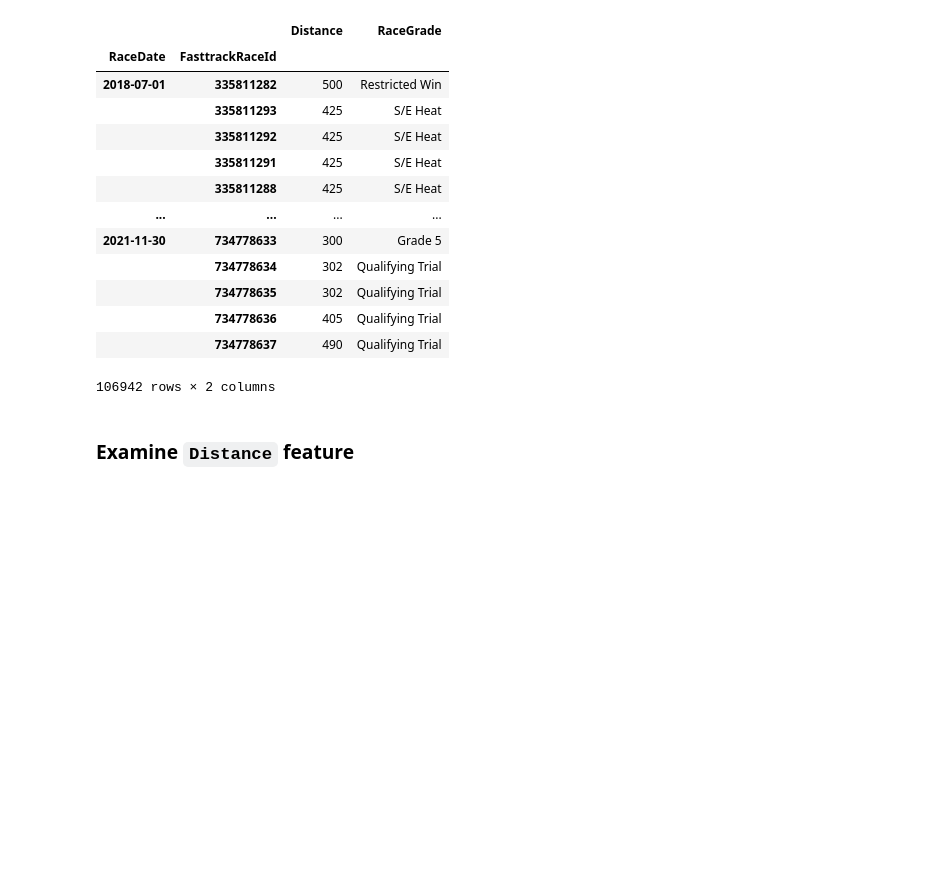
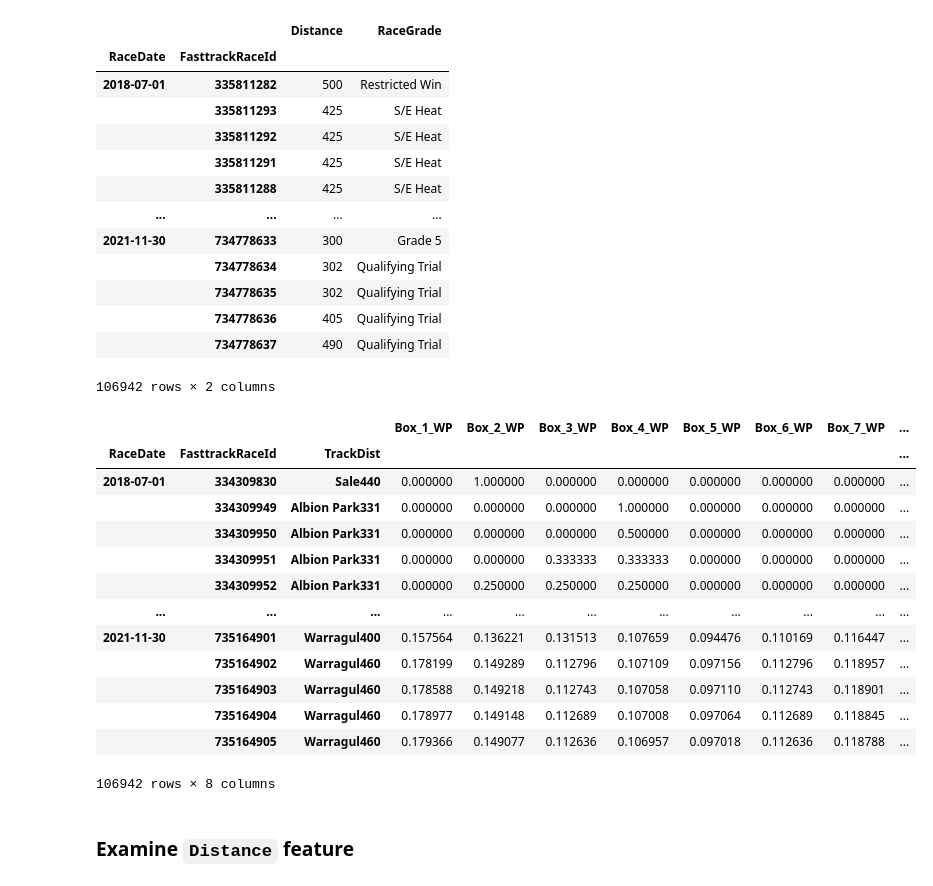
Before and after one commit to Isilisi/Greyhounds, a Jupyter notebook: feature_building.ipynb, the cells around one changed output. Cells and saved outputs as stored; diff of their text form; code cells hidden in the pictures; blank space fills up the shorter version.

Commit message:
getting starting on computing win percentage of each box at each TrackDist

```diff
--- a/feature_building.ipynb
+++ b/feature_building.ipynb
@@ -89,6 +93,39 @@ v_features0
 |  | 734778636 | 405 | Qualifying Trial |
 |  | 734778637 | 490 | Qualifying Trial |
 106942 rows × 2 columns
+# %%
+box_win_proportion_column_names = [f"Box_{i}_WP" for i in range(1, 9)]
+
+v = data[['Place', 'Box', 'TrackDist']].copy()
+v = v.set_index('TrackDist', append = True)
+v.index = v.index.droplevel(['FasttrackDogId', 'TrainerId'])
+v['IsWinner'] = (v.Place == 1).astype(int)
+v = v.drop(columns = ['Place'])
+v = v.reset_index().pivot(index = v.index.names, columns = ['Box'], values = ['IsWinner']).fillna(0)
+v.columns = box_win_proportion_column_names
+v.groupby(level = [0, 1, 2]).sum()
+v['RaceNumber'] = 1
+v = v.groupby(level = [2]).cumsum()
+v[box_win_proportion_column_names].div(v.RaceNumber.values, axis = 0)
+
+# ToDo:
+# 1. shift estimates to not include the results on the current race
+# 2. discard the first N races at each TrackDist
+# %% [output]
+|  |  |  | Box_1_WP | Box_2_WP | Box_3_WP | Box_4_WP | Box_5_WP | Box_6_WP | Box_7_WP | ... |
+| RaceDate | FasttrackRaceId | TrackDist |  |  |  |  |  |  |  | ... |
+| 2018-07-01 | 334309830 | Sale440 | 0.000000 | 1.000000 | 0.000000 | 0.000000 | 0.000000 | 0.000000 | 0.000000 | ... |
+|  | 334309949 | Albion Park331 | 0.000000 | 0.000000 | 0.000000 | 1.000000 | 0.000000 | 0.000000 | 0.000000 | ... |
+|  | 334309950 | Albion Park331 | 0.000000 | 0.000000 | 0.000000 | 0.500000 | 0.000000 | 0.000000 | 0.000000 | ... |
+|  | 334309951 | Albion Park331 | 0.000000 | 0.000000 | 0.333333 | 0.333333 | 0.000000 | 0.000000 | 0.000000 | ... |
+|  | 334309952 | Albion Park331 | 0.000000 | 0.250000 | 0.250000 | 0.250000 | 0.000000 | 0.000000 | 0.000000 | ... |
+| ... | ... | ... | ... | ... | ... | ... | ... | ... | ... | ... |
+| 2021-11-30 | 735164901 | Warragul400 | 0.157564 | 0.136221 | 0.131513 | 0.107659 | 0.094476 | 0.110169 | 0.116447 | ... |
+|  | 735164902 | Warragul460 | 0.178199 | 0.149289 | 0.112796 | 0.107109 | 0.097156 | 0.112796 | 0.118957 | ... |
+|  | 735164903 | Warragul460 | 0.178588 | 0.149218 | 0.112743 | 0.107058 | 0.097110 | 0.112743 | 0.118901 | ... |
+|  | 735164904 | Warragul460 | 0.178977 | 0.149148 | 0.112689 | 0.107008 | 0.097064 | 0.112689 | 0.118845 | ... |
+|  | 735164905 | Warragul460 | 0.179366 | 0.149077 | 0.112636 | 0.106957 | 0.097018 | 0.112636 | 0.118788 | ... |
+106942 rows × 8 columns
 # %% [markdown]
 ### Examine `Distance` feature
 # %%
```
Also changed, not shown: parts of 4 cells of this notebook.
